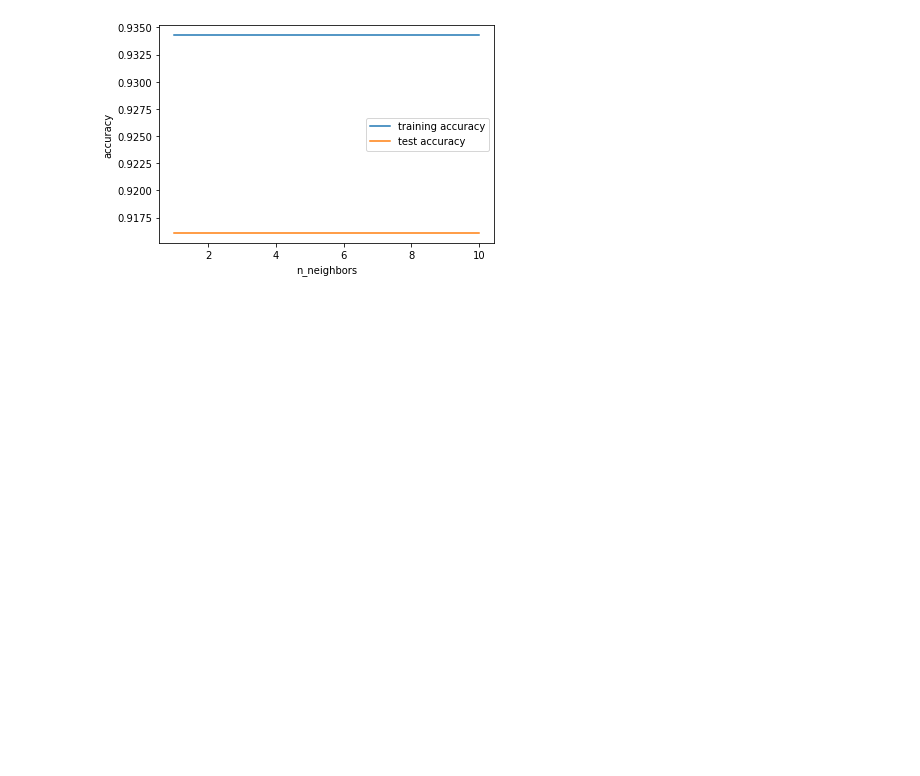
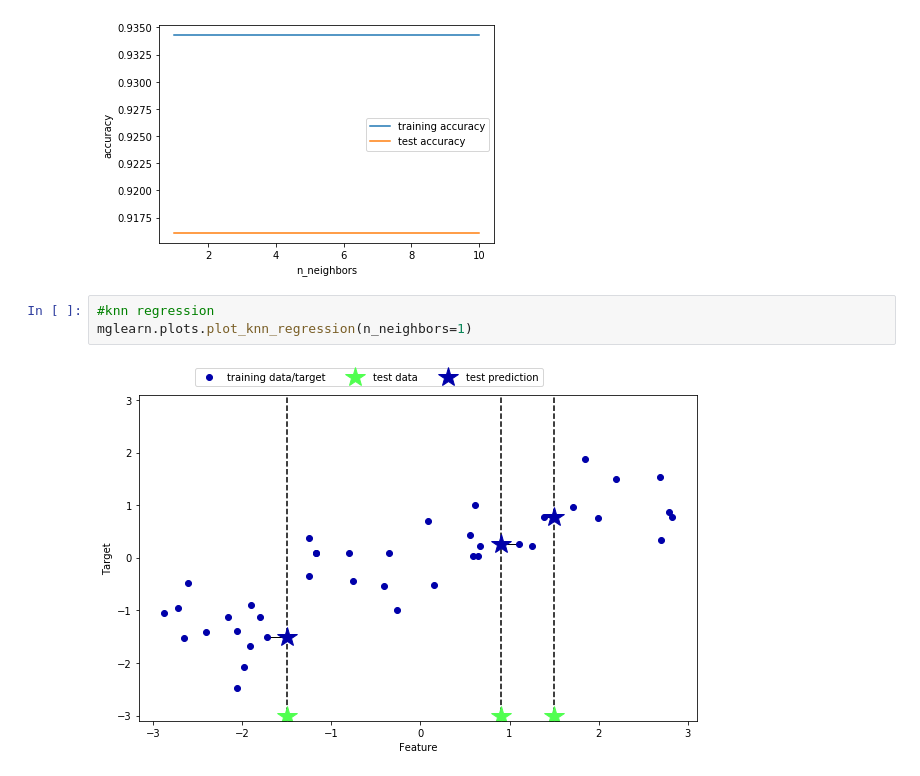
Before and after one commit to insunnydayz/sunny, a Jupyter notebook: 30days of coding.ipynb, the cells around one changed output. Saved outputs shown, nothing was run; the diff lists cells and outputs as text; blank space fills up the shorter version.

```diff
--- a/30days of coding.ipynb
+++ b/30days of coding.ipynb
@@ -246,3 +246,8 @@ plt.legend()
 # %% [output]
 <matplotlib.legend.Legend at 0x...>
 [figure]
+# %%
+#knn regression
+mglearn.plots.plot_knn_regression(n_neighbors=1)
+# %% [output]
+[figure, added]
```
Also changed, not shown: parts of 6 cells of this notebook.
